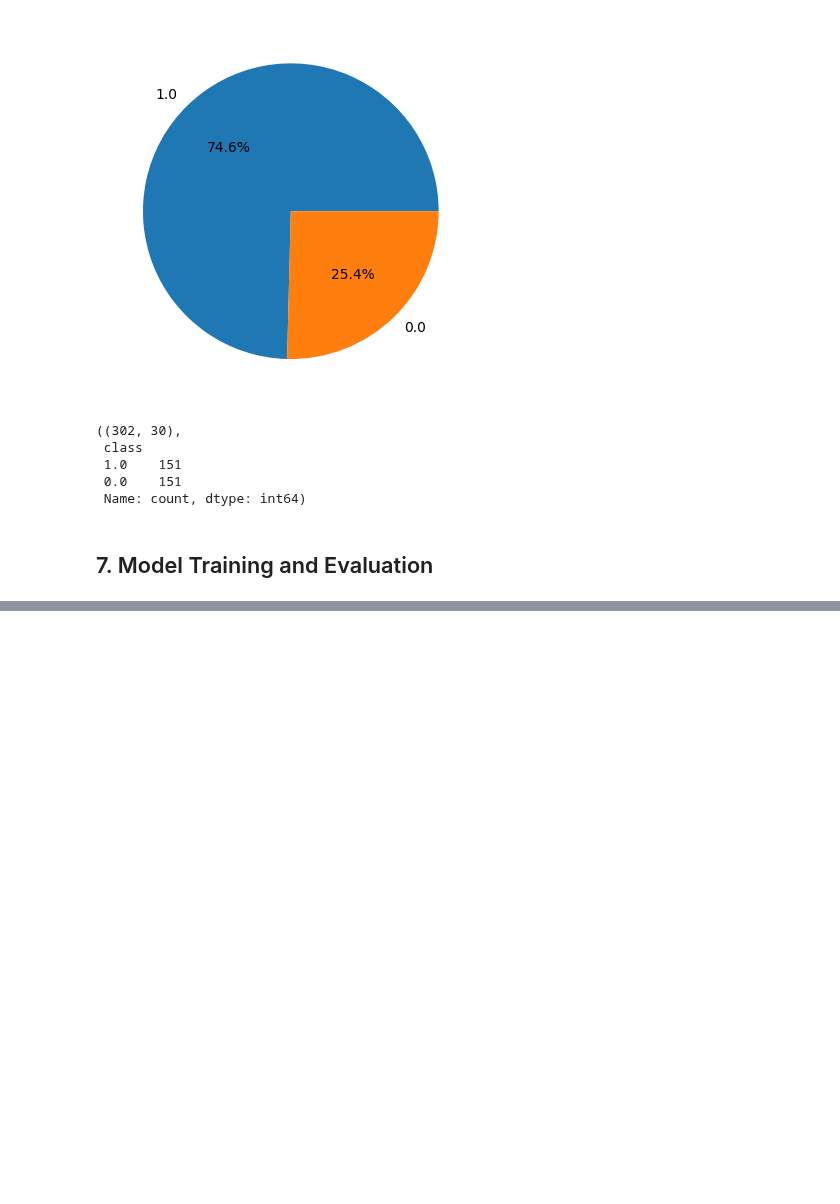
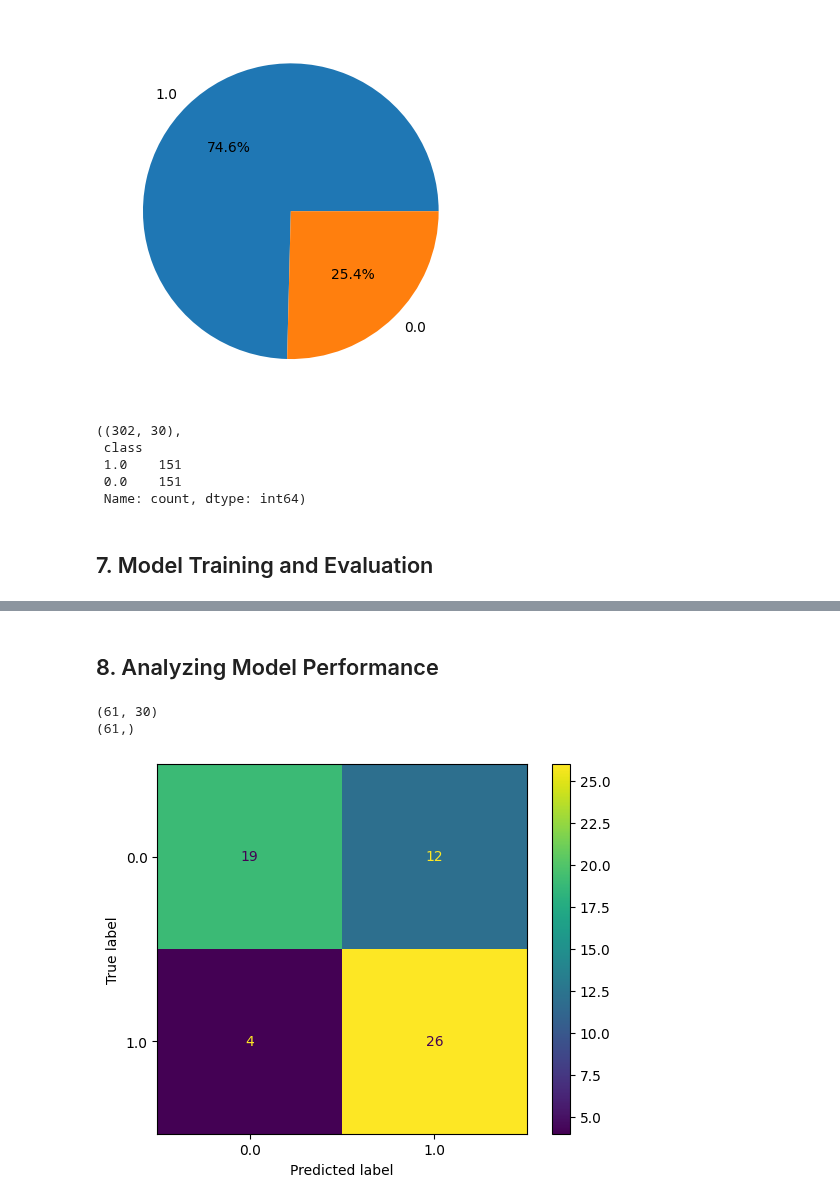
Before and after one commit to RangeshPandianPT/Data-Science_with-ML, a Jupyter notebook: ML_Projects/Parkinson_Disease_Prediction/Parkinson Disease Prediction.ipynb, the cells around one changed output, grey strips where cells are left out. Cells and saved outputs as stored; diff of their text form; code cells hidden in the pictures; blank space fills up the shorter version.

```diff
--- a/ML_Projects/Parkinson_Disease_Prediction/Parkinson Disease Prediction.ipynb
+++ b/ML_Projects/Parkinson_Disease_Prediction/Parkinson Disease Prediction.ipynb
@@ -170,3 +170,9 @@ X.shape, Y.value_counts()
  Name: count, dtype: int64)
 # %% [markdown]
 ## 7. Model Training and Evaluation
+# %%
+from sklearn.model_selection import train_test_split
+
+X_train, X_val, y_train, y_val = train_test_split(
+    X, Y, test_size=0.2, random_state=42, stratify=Y
+)
@@ -172,0 +189,26 @@ X.shape, Y.value_counts()
+# %%
+from sklearn.linear_model import LogisticRegression
+from sklearn.svm import SVC
+from xgboost import XGBClassifier
+from sklearn.metrics import roc_auc_score
+
+models = [
+    LogisticRegression(class_weight='balanced', max_iter=1000),
+    XGBClassifier(eval_metric='logloss', use_label_encoder=False),
+    SVC(kernel='rbf', probability=True)
+]
+
+for model in models:
+    model.fit(X_resampled, y_resampled)
+    print(f'{model.__class__.__name__} :')
+
+    # Training ROC-AUC
+    train_probs = model.predict_proba(X_resampled)[:, 1]
+    train_auc = roc_auc_score(y_resampled, train_probs)
+    print('Training ROC-AUC :', train_auc)
+
+    # Validation ROC-AUC
+    val_probs = model.predict_proba(X_val)[:, 1]
+    val_auc = roc_auc_score(y_val, val_probs)
+    print('Validation ROC-AUC :', val_auc)
+    print()
@@ -172,0 +227,21 @@ X.shape, Y.value_counts()
+# %% [markdown]
+## 8. Analyzing Model Performance
+# %%
+print(X_val.shape)
+print(y_val.shape)
+# %% [output]
+(61, 30)
+(61,)
+# %%
+from sklearn.metrics import ConfusionMatrixDisplay
+import matplotlib.pyplot as plt
+
+ConfusionMatrixDisplay.from_estimator(
+    models[0],
+    X_val,
+    y_val
+)
+
+plt.show()
+# %% [output]
+[figure, added]
```
Also changed, not shown: parts of 15 cells of this notebook.
